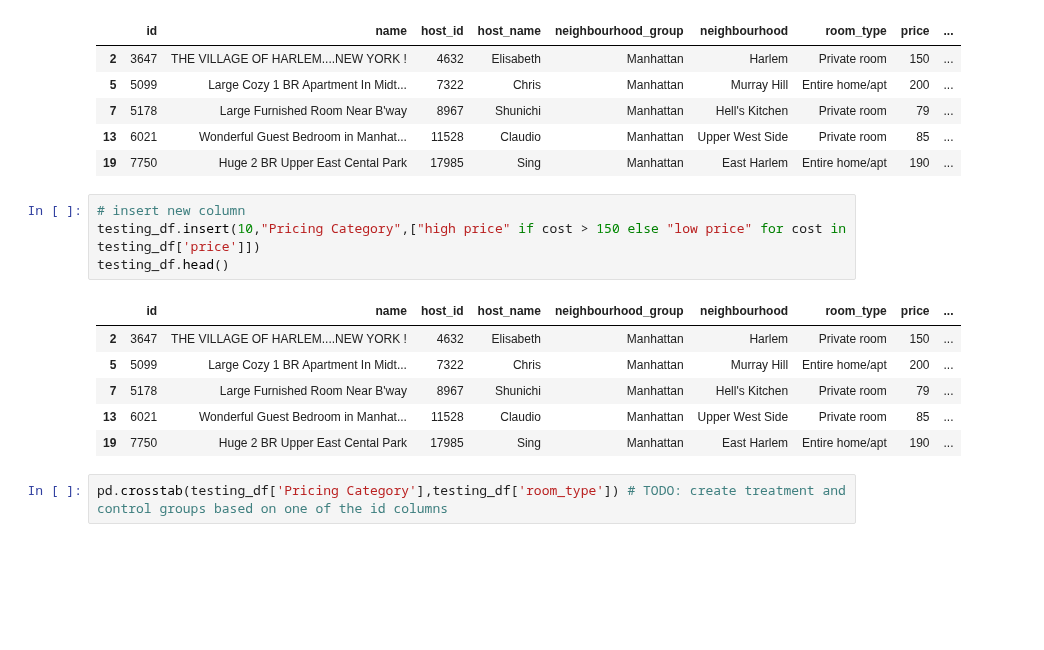
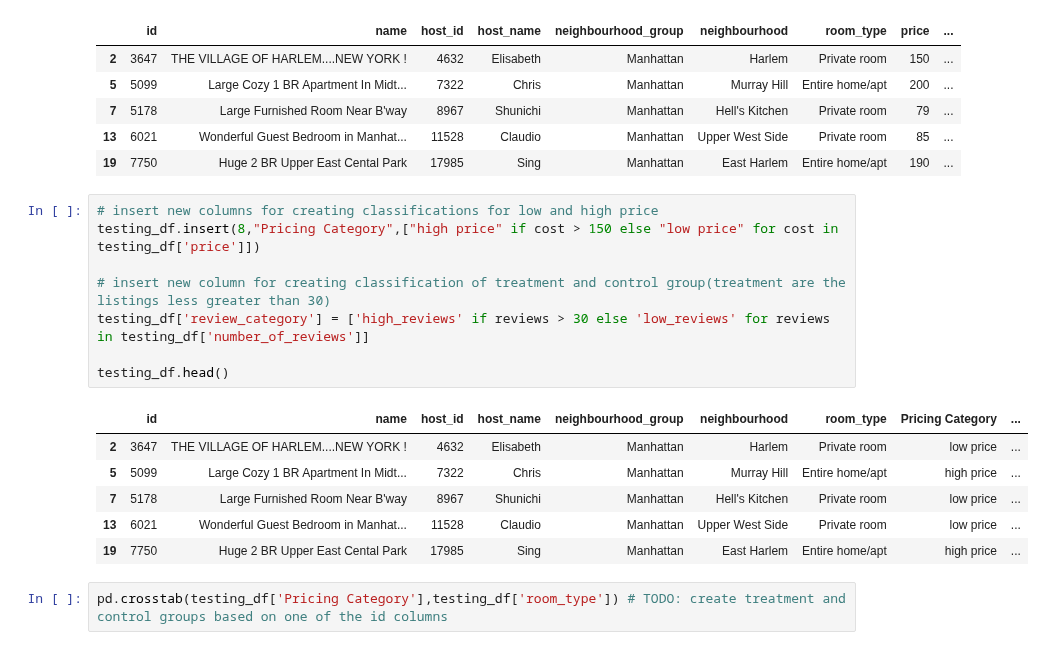
Before and after one commit to Adamb0lt/airbnb_data_analysis_and_DB_storage, a Jupyter notebook: NYC airbnb/airbnb_analysis_ML.ipynb, the cells around one changed output. Cells and saved outputs as stored; diff of their text form; blank space fills up the shorter version.

Commit message:
further updates of control & treatment

```diff
--- a/NYC airbnb/airbnb_analysis_ML.ipynb
+++ b/NYC airbnb/airbnb_analysis_ML.ipynb
@@ -460,16 +460,20 @@ testing_df.head()
 | 13 | 6021 | Wonderful Guest Bedroom in Manhat... | 11528 | Claudio | Manhattan | Upper West Side | Private room | 85 | ... |
 | 19 | 7750 | Huge 2 BR Upper East Cental Park | 17985 | Sing | Manhattan | East Harlem | Entire home/apt | 190 | ... |
 # %%
-# insert new column
-testing_df.insert(10,"Pricing Category",["high price" if cost > 150 else "low price" for cost in testing_df['price']])
+# insert new columns for creating classifications for low and high price
+testing_df.insert(8,"Pricing Category",["high price" if cost > 150 else "low price" for cost in testing_df['price']])
+
+# insert new column for creating classification of treatment and control group(treatment are the listings less greater than 30)
+testing_df['review_category'] = ['high_reviews' if reviews > 30 else 'low_reviews' for reviews in testing_df['number_of_reviews']]
+
 testing_df.head()
 # %% [output]
-|  | id | name | host_id | host_name | neighbourhood_group | neighbourhood | room_type | price | ... |
-| 2 | 3647 | THE VILLAGE OF HARLEM....NEW YORK ! | 4632 | Elisabeth | Manhattan | Harlem | Private room | 150 | ... |
-| 5 | 5099 | Large Cozy 1 BR Apartment In Midt... | 7322 | Chris | Manhattan | Murray Hill | Entire home/apt | 200 | ... |
-| 7 | 5178 | Large Furnished Room Near B'way | 8967 | Shunichi | Manhattan | Hell's Kitchen | Private room | 79 | ... |
-| 13 | 6021 | Wonderful Guest Bedroom in Manhat... | 11528 | Claudio | Manhattan | Upper West Side | Private room | 85 | ... |
-| 19 | 7750 | Huge 2 BR Upper East Cental Park | 17985 | Sing | Manhattan | East Harlem | Entire home/apt | 190 | ... |
+|  | id | name | host_id | host_name | neighbourhood_group | neighbourhood | room_type | Pricing Category | ... |
+| 2 | 3647 | THE VILLAGE OF HARLEM....NEW YORK ! | 4632 | Elisabeth | Manhattan | Harlem | Private room | low price | ... |
+| 5 | 5099 | Large Cozy 1 BR Apartment In Midt... | 7322 | Chris | Manhattan | Murray Hill | Entire home/apt | high price | ... |
+| 7 | 5178 | Large Furnished Room Near B'way | 8967 | Shunichi | Manhattan | Hell's Kitchen | Private room | low price | ... |
+| 13 | 6021 | Wonderful Guest Bedroom in Manhat... | 11528 | Claudio | Manhattan | Upper West Side | Private room | low price | ... |
+| 19 | 7750 | Huge 2 BR Upper East Cental Park | 17985 | Sing | Manhattan | East Harlem | Entire home/apt | high price | ... |
 # %%
 pd.crosstab(testing_df['Pricing Category'],testing_df['room_type']) # TODO: create treatment and control groups based on one of the id columns
 # %% [output]
```
